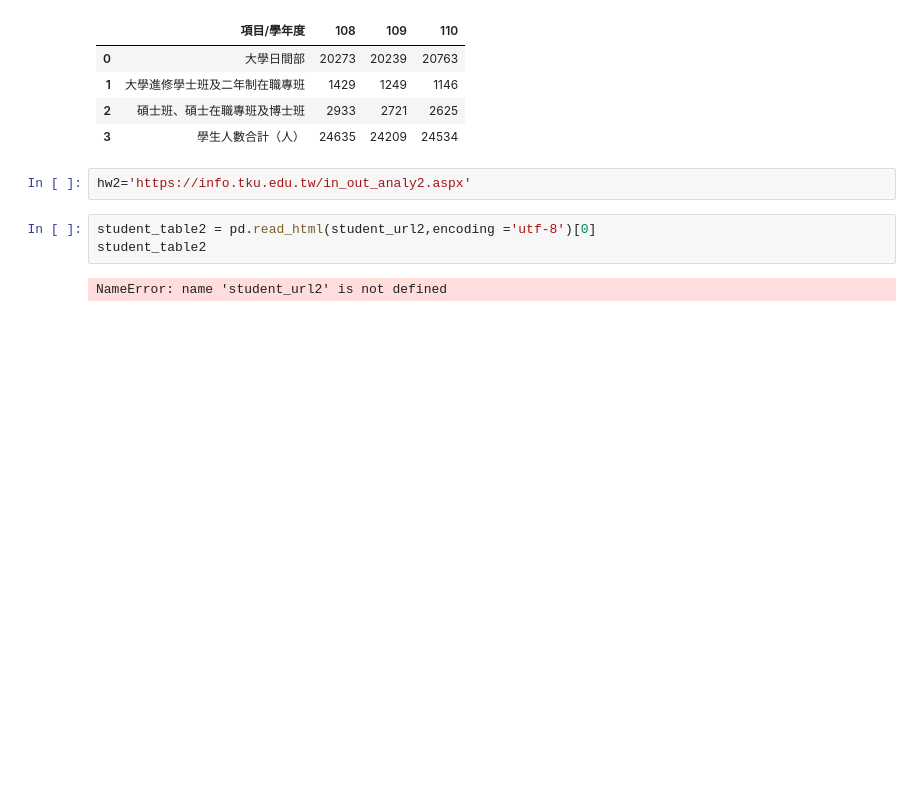
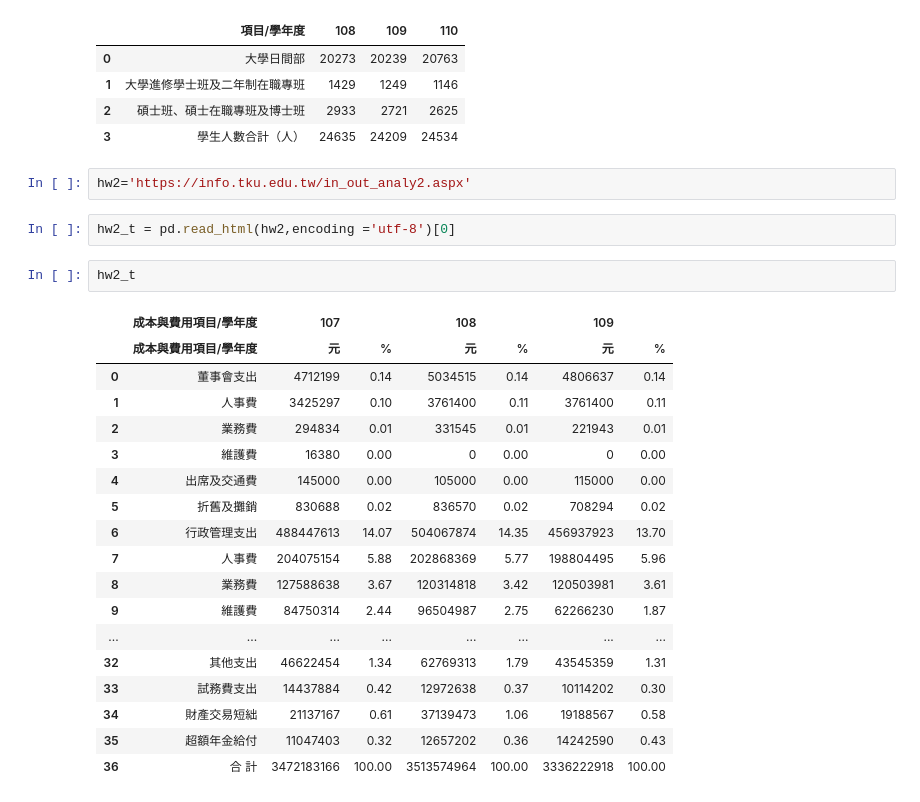
Before and after one commit to YuPoJu/TKU-DM-610630088, a Jupyter notebook: 1027course.ipynb, the cells around one changed output. Drawn from its saved outputs; the diff is of its cells as text; blank space fills up the shorter version.

```diff
--- a/Untitled.ipynb
+++ b/1027course.ipynb
@@ -154,7 +154,25 @@ student_table1
 # %%
 hw2='https://info.tku.edu.tw/in_out_analy2.aspx'
 # %%
-student_table2 = pd.read_html(student_url2,encoding ='utf-8')[0]
-student_table2
+hw2_t = pd.read_html(hw2,encoding ='utf-8')[0]
-# %% [output]
-NameError: name 'student_url2' is not defined
+# %%
+hw2_t
+# %% [output]
+|  | 成本與費用項目/學年度 | 107 |  | 108 |  | 109 |  |
+|  | 成本與費用項目/學年度 | 元 | % | 元 | % | 元 | % |
+| 0 | 董事會支出 | 4712199 | 0.14 | 5034515 | 0.14 | 4806637 | 0.14 |
+| 1 | 人事費 | 3425297 | 0.10 | 3761400 | 0.11 | 3761400 | 0.11 |
+| 2 | 業務費 | 294834 | 0.01 | 331545 | 0.01 | 221943 | 0.01 |
+| 3 | 維護費 | 16380 | 0.00 | 0 | 0.00 | 0 | 0.00 |
+| 4 | 出席及交通費 | 145000 | 0.00 | 105000 | 0.00 | 115000 | 0.00 |
+| 5 | 折舊及攤銷 | 830688 | 0.02 | 836570 | 0.02 | 708294 | 0.02 |
+| 6 | 行政管理支出 | 488447613 | 14.07 | 504067874 | 14.35 | 456937923 | 13.70 |
+| 7 | 人事費 | 204075154 | 5.88 | 202868369 | 5.77 | 198804495 | 5.96 |
+| 8 | 業務費 | 127588638 | 3.67 | 120314818 | 3.42 | 120503981 | 3.61 |
+| 9 | 維護費 | 84750314 | 2.44 | 96504987 | 2.75 | 62266230 | 1.87 |
+| ... | ... | ... | ... | ... | ... | ... | ... |
+| 32 | 其他支出 | 46622454 | 1.34 | 62769313 | 1.79 | 43545359 | 1.31 |
+| 33 | 試務費支出 | 14437884 | 0.42 | 12972638 | 0.37 | 10114202 | 0.30 |
+| 34 | 財產交易短絀 | 21137167 | 0.61 | 37139473 | 1.06 | 19188567 | 0.58 |
+| 35 | 超額年金給付 | 11047403 | 0.32 | 12657202 | 0.36 | 14242590 | 0.43 |
+| 36 | 合 計 | 3472183166 | 100.00 | 3513574964 | 100.00 | 3336222918 | 100.00 |
```
